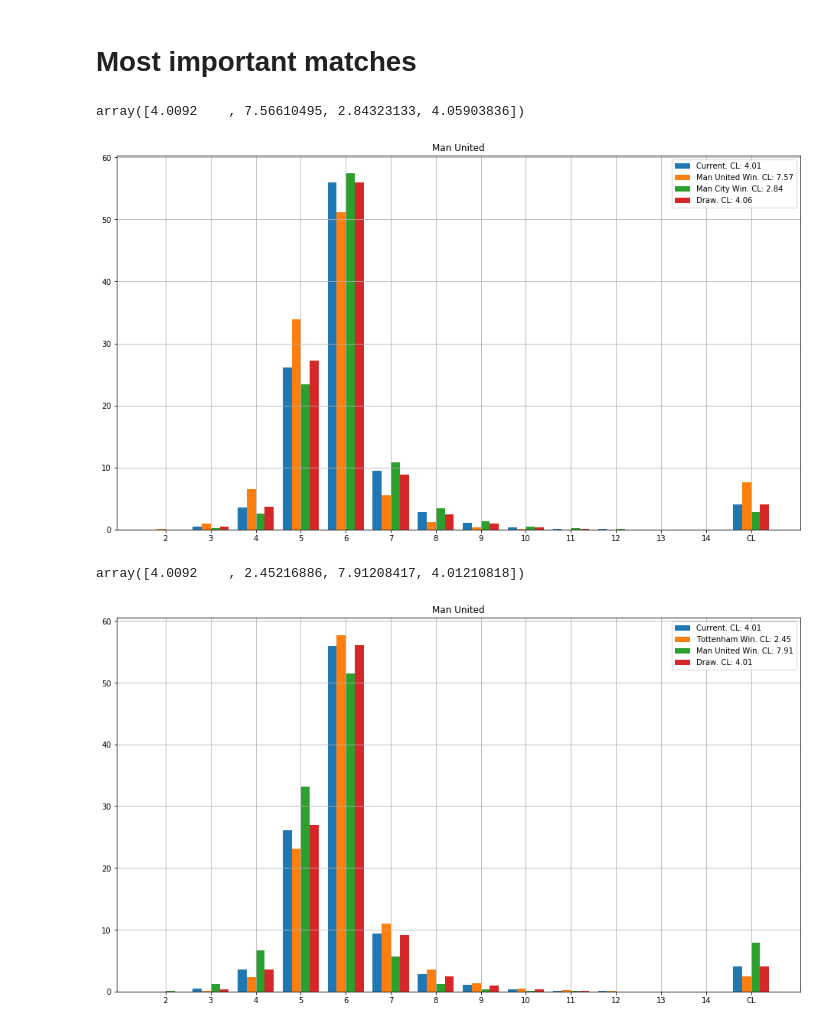
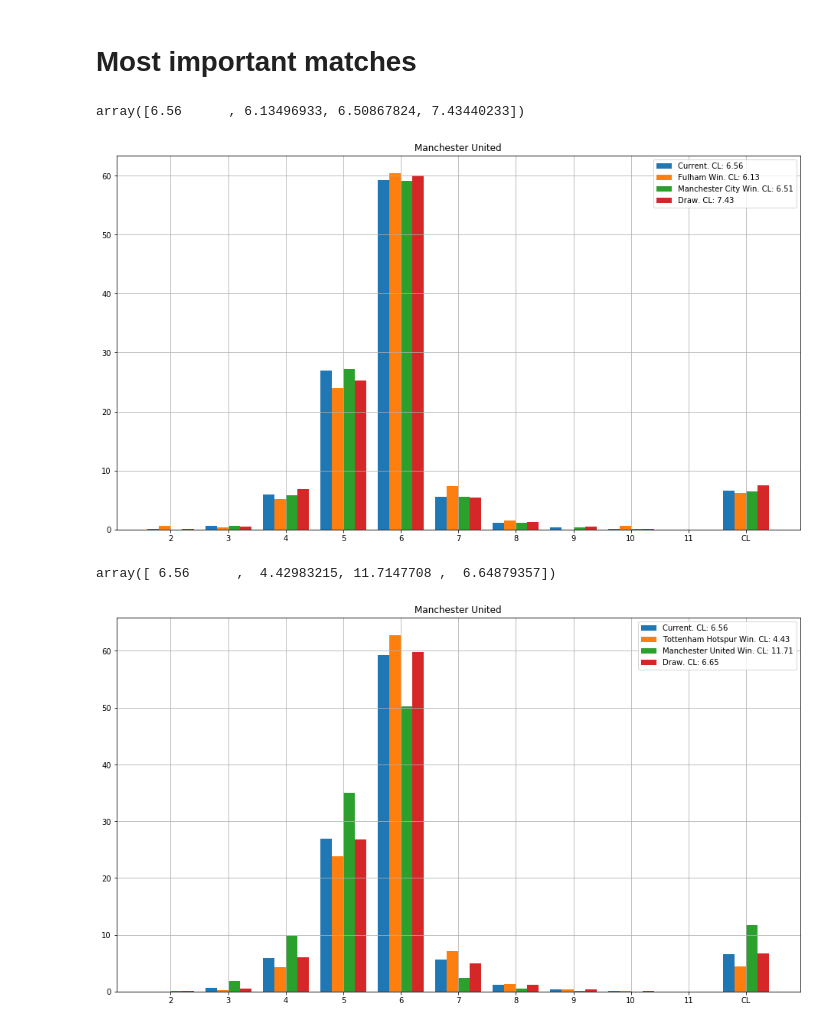
Before and after one commit to tchnvkng/football_sim, a Jupyter notebook: pl2.ipynb, the cells around one changed output. Drawn from its saved outputs; the diff is of its cells as text; code cells hidden in the pictures.

```diff
--- a/pl2.ipynb
+++ b/pl2.ipynb
@@ -34,0 +35,5 @@ urls = {'EN': 'http://www.football-data.co.uk/mmz4281/1819/E0.csv'}
+# %%
+x='Manchester United'
+''.join([x for x in  x if x.lower() not in ['a','e','i','o','u',' ']])
+
+''.join([x[:3] for x in  x.split()])
@@ -56,5 +63,5 @@ all_data['EN'].tail(10)
 # %%
-calibrator=Calibrator('calibration.pkl')
+calibrator=Calibrator('calibration.pkl',redo=True)
 for _country in all_data:
     calibrator.process_data(all_data[_country],_country)
 teams=calibrator.teams
@@ -86,14 +87,14 @@ calibration.pkl  does not exists
 Teams=dict()
 League=dict()
 # %%
-country='EN'
-lH,pH=calibrator.teams['HomeEN'].means()
-lA,pA=calibrator.teams['AwayEN'].means()
+country='BPL'
+lH,pH=calibrator.teams['HomeBPL'].means()
+lA,pA=calibrator.teams['AwayBPL'].means()
 home_advantage=np.array([lH-lA,pH/pA])
 print(home_advantage)
 Teams[country]={x:teams[x] for x in teams if teams[x].country==country}
 League[country]=Season(Teams[country],home_advantage=home_advantage)
 League[country].process_current_results(all_data[country])
-League[country].simulate_season(n_scenarios=1000000)
+#League[country].simulate_season(n_scenarios=1000000)
 League[country].season_report()
 # %% [output]
@@ -132,4 +134,4 @@ fig.set_size_inches(16,9)
 # %%
-PremierLeague=League['EN']
-PremierLeague.team_report('Man United')
+PremierLeague=League['BPL']
+PremierLeague.team_report('Manchester United')
 # %% [output]
@@ -148,28 +150,28 @@ fig.set_size_inches(16,9)
 # Most important matches
 # %%
 imp=[]
-ref_team='Man United'
+ref_team='Manchester United'
 #ref_team='Liverpool'
 #ref_team='Arsenal'
 matches=[]
 for x in PremierLeague.matches_to_sim:
     matches.append(x)
     pcl=PremierLeague.what_if(x,ref_team=ref_team,show_plot=False,place=2,or_better=True)
     #imp.append(pcl.max()/pcl.min())
     imp.append(pcl.std())
     #imp.append(1/pcl.min())
 imp=np.array(imp)
 matches=np.array(matches)
 the_match=matches[imp.argmax()]
 PremierLeague.what_if(the_match,ref_team=ref_team)
 # %% [output]
-array([4.0092    , 7.56610495, 2.84323133, 4.05903836])
+array([6.56      , 6.13496933, 6.50867824, 7.43440233])
-[figure, old version]
+[figure, new version]
 # %%
-PremierLeague.what_if('Tottenham v Man United',ref_team='Man United')
+PremierLeague.what_if('Tottenham Hotspur v Manchester United',ref_team='Manchester United')
 # %% [output]
-array([4.0092    , 2.45216886, 7.91208417, 4.01210818])
+array([ 6.56      ,  4.42983215, 11.7147708 ,  6.64879357])
-[figure, old version]
+[figure, new version]
 # %%
 i_sort=(-imp).argsort()
 matches=matches[i_sort]
```
Also changed, not shown: parts of 12 cells of this notebook, 1 other file.
